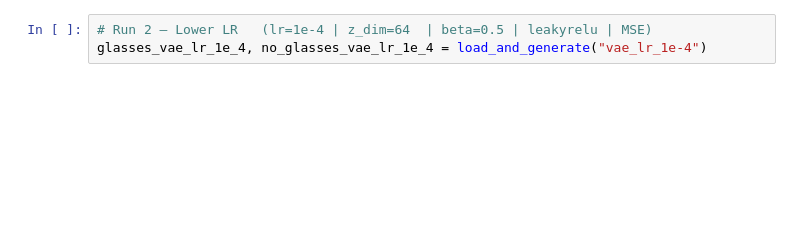
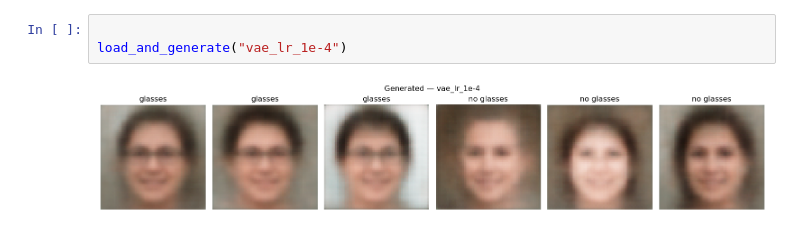
Before and after one commit to codespace-git/GenAI, a Jupyter notebook: assign_final.ipynb, the cells around one changed output. Cells and saved outputs as stored; diff of their text form; blank space fills up the shorter version.

```diff
--- a/assign_final.ipynb
+++ b/assign_final.ipynb
@@ -1101,4 +526,6 @@ glasses_vae_baseline, no_glasses_vae_baseline = load_and_generate("vae_baseline"
 # %%
-# Run 2 — Lower LR   (lr=1e-4 | z_dim=64  | beta=0.5 | leakyrelu | MSE)
-glasses_vae_lr_1e_4, no_glasses_vae_lr_1e_4 = load_and_generate("vae_lr_1e-4")
+
+load_and_generate("vae_lr_1e-4")
+# %% [output]
+[figure, added]
 # %%
```
Also changed, not shown: parts of 25 cells of this notebook, 1 other file.
